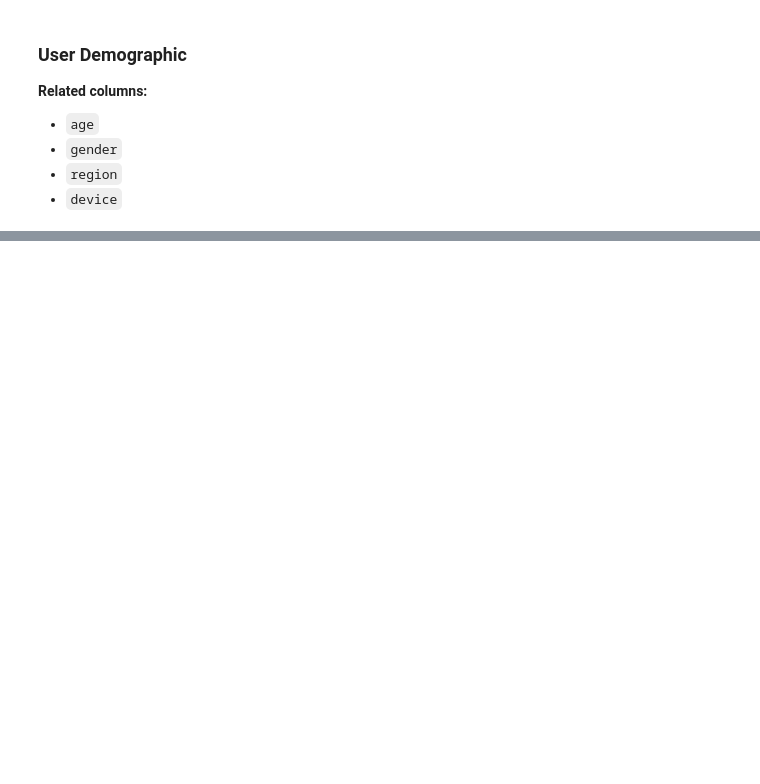
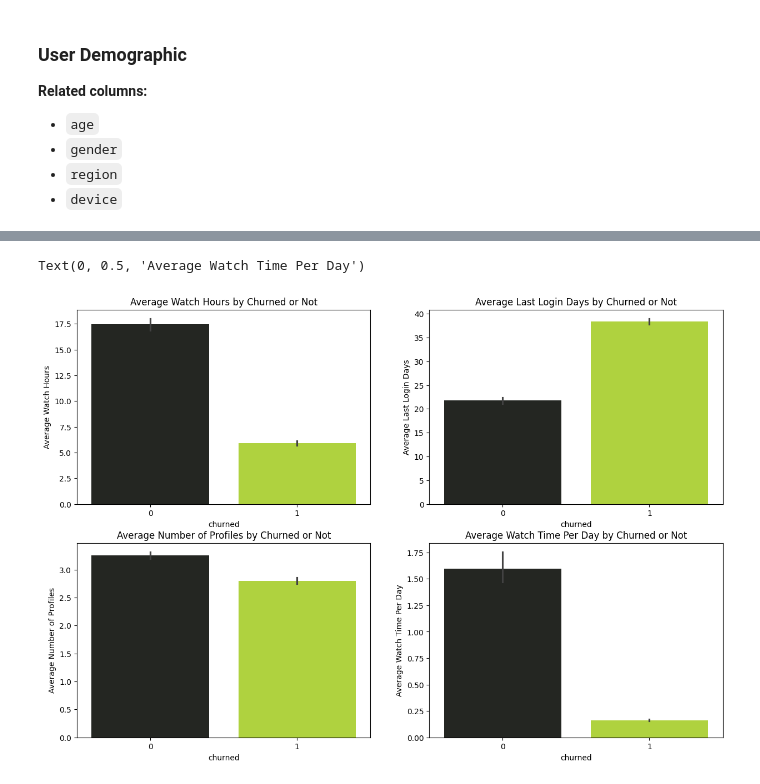
Before and after one commit to Lorre-Ramon/Netflix-Customer-Churn, a Jupyter notebook: churn.ipynb, the cells around one changed output, grey strips where cells are left out. Saved outputs shown, nothing was run; the diff lists cells and outputs as text; code cells hidden in the pictures; blank space fills up the shorter version.

```diff
--- a/churn.ipynb
+++ b/churn.ipynb
@@ -177,0 +227,21 @@ KeyError: 'continent'
+# %%
+fig, axes = plt.subplots(2, 2, figsize=(15, 10), sharey=False)
+
+sns.barplot(ax=axes[0,0], data=df, x='churned', y='watch_hours', palette='dark:#BCEB26')
+axes[0,0].set_title('Average Watch Hours by Churned or Not')
+axes[0,0].set_ylabel('Average Watch Hours')
+
+sns.barplot(ax=axes[0,1], data=df, x='churned', y='last_login_days', palette='dark:#BCEB26')
+axes[0,1].set_title('Average Last Login Days by Churned or Not')
+axes[0,1].set_ylabel('Average Last Login Days')
+
+sns.barplot(ax=axes[1,0], data=df, x='churned', y='number_of_profiles', palette='dark:#BCEB26')
+axes[1,0].set_title('Average Number of Profiles by Churned or Not')
+axes[1,0].set_ylabel('Average Number of Profiles')
+
+sns.barplot(ax=axes[1,1], data=df, x='churned', y='avg_watch_time_per_day', palette='dark:#BCEB26')
+axes[1,1].set_title('Average Watch Time Per Day by Churned or Not')
+axes[1,1].set_ylabel('Average Watch Time Per Day')
+# %% [output]
+Text(0, 0.5, 'Average Watch Time Per Day')
+[figure, added]
```
Also changed, not shown: parts of 25 cells of this notebook.
